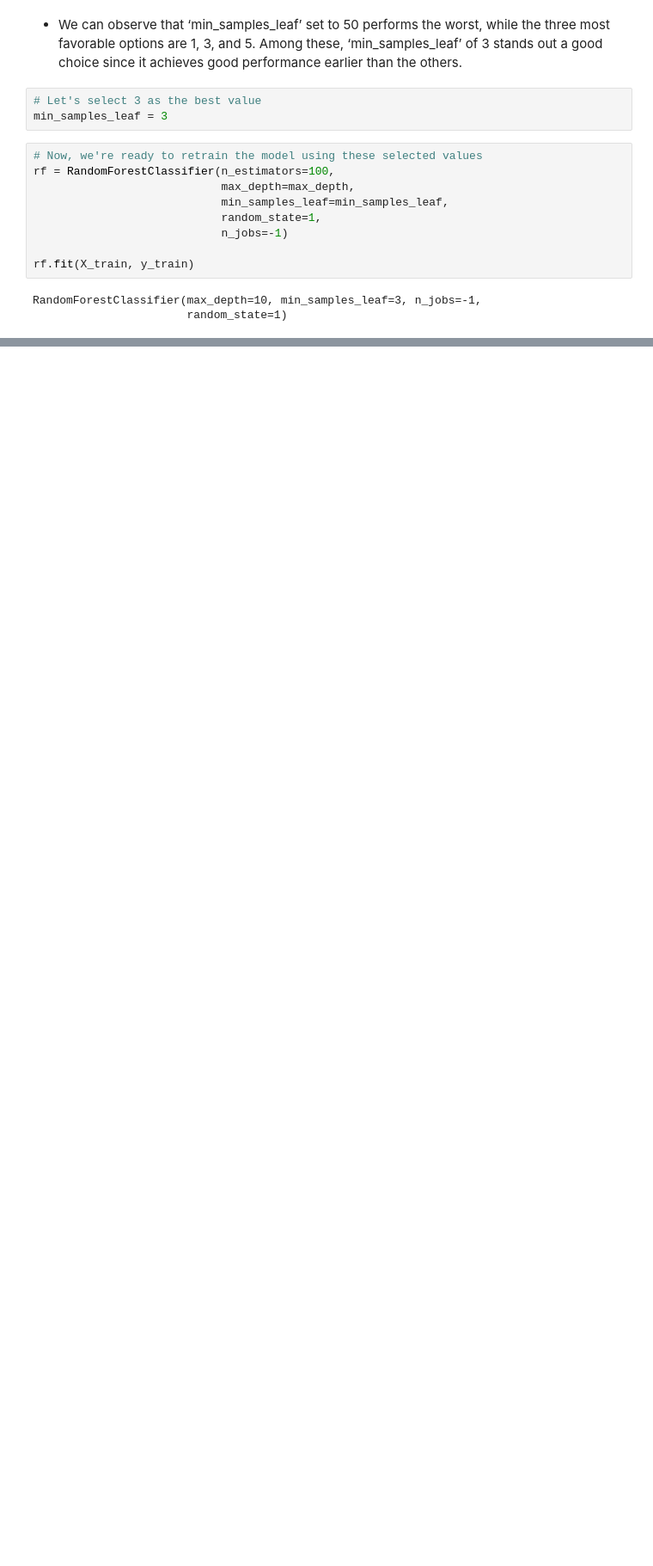
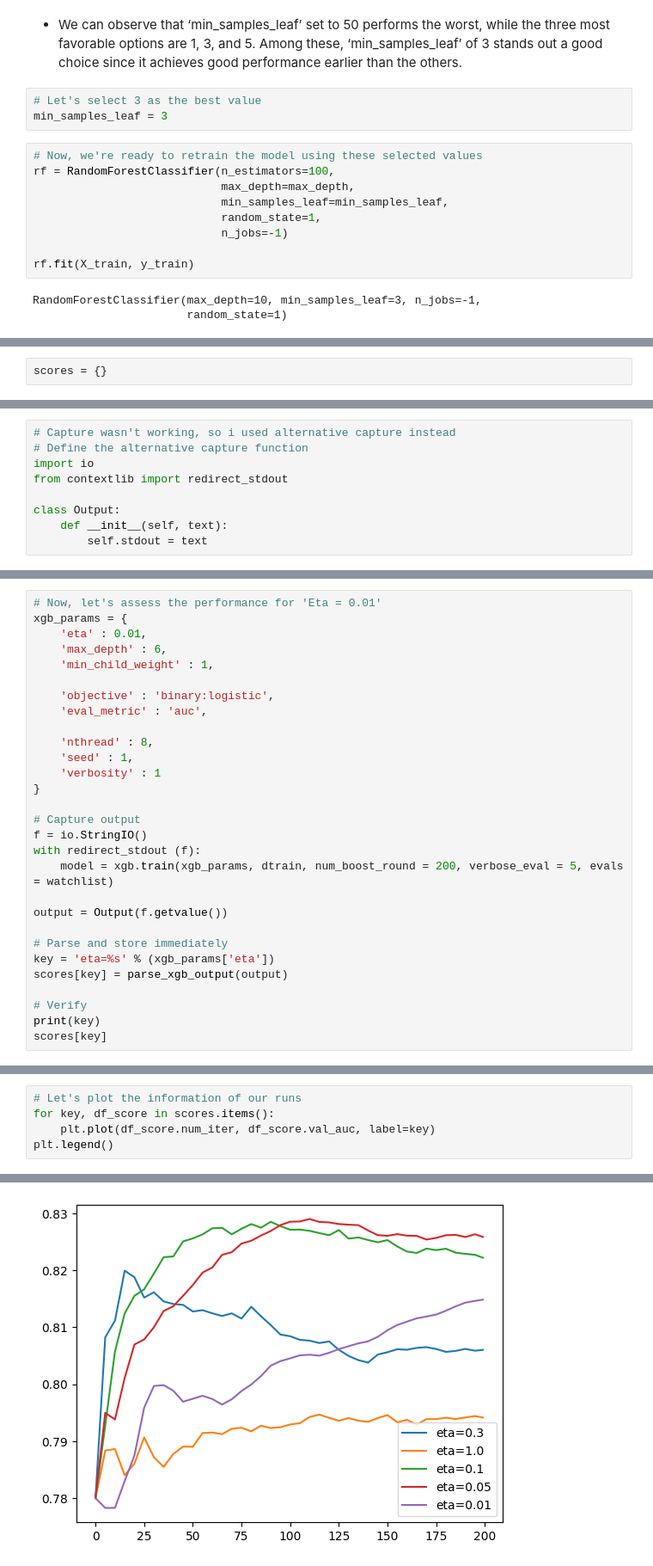
Before and after one commit to Charlie-Charlie01/Credit-Risk-Scoring-with-Decision-Trees, a Jupyter notebook: Credit Risk Scoring Project.ipynb, the cells around one changed output, grey strips where cells are left out. Shown at 86% size. Drawn from its saved outputs; the diff is of its cells as text; blank space fills up the shorter version.

```diff
--- a/Credit Risk Scoring Project.ipynb
+++ b/Credit Risk Scoring Project.ipynb
@@ -848,0 +1166,2 @@ RandomForestClassifier(max_depth=10, min_samples_leaf=3, n_jobs=-1,
+# %%
+scores = {}
@@ -848,0 +1241,9 @@ RandomForestClassifier(max_depth=10, min_samples_leaf=3, n_jobs=-1,
+# %%
+# Capture wasn't working, so i used alternative capture instead
+# Define the alternative capture function
+import io
+from contextlib import redirect_stdout
+
+class Output:
+    def __init__(self, text):
+        self.stdout = text
@@ -848,0 +1400,29 @@ RandomForestClassifier(max_depth=10, min_samples_leaf=3, n_jobs=-1,
+# %%
+# Now, let's assess the performance for 'Eta = 0.01'
+xgb_params = {
+    'eta' : 0.01,
+    'max_depth' : 6,
+    'min_child_weight' : 1,
+
+    'objective' : 'binary:logistic',
+    'eval_metric' : 'auc',
+
+    'nthread' : 8,
+    'seed' : 1,
+    'verbosity' : 1
+}
+
+# Capture output
+f = io.StringIO()
+with redirect_stdout (f):
+    model = xgb.train(xgb_params, dtrain, num_boost_round = 200, verbose_eval = 5, evals = watchlist)
+
+output = Output(f.getvalue())
+
+# Parse and store immediately
+key = 'eta=%s' % (xgb_params['eta'])
+scores[key] = parse_xgb_output(output)
+
+# Verify
+print(key)
+scores[key]
@@ -848,0 +1456,6 @@ RandomForestClassifier(max_depth=10, min_samples_leaf=3, n_jobs=-1,
+# %%
+# Let's plot the information of our runs
+for key, df_score in scores.items():
+    plt.plot(df_score.num_iter, df_score.val_auc, label=key)
+plt.legend()
+# %% [output]
@@ -848,0 +1463 @@ RandomForestClassifier(max_depth=10, min_samples_leaf=3, n_jobs=-1,
+[figure, added]
```
Also changed, not shown: parts of 133 cells of this notebook.
